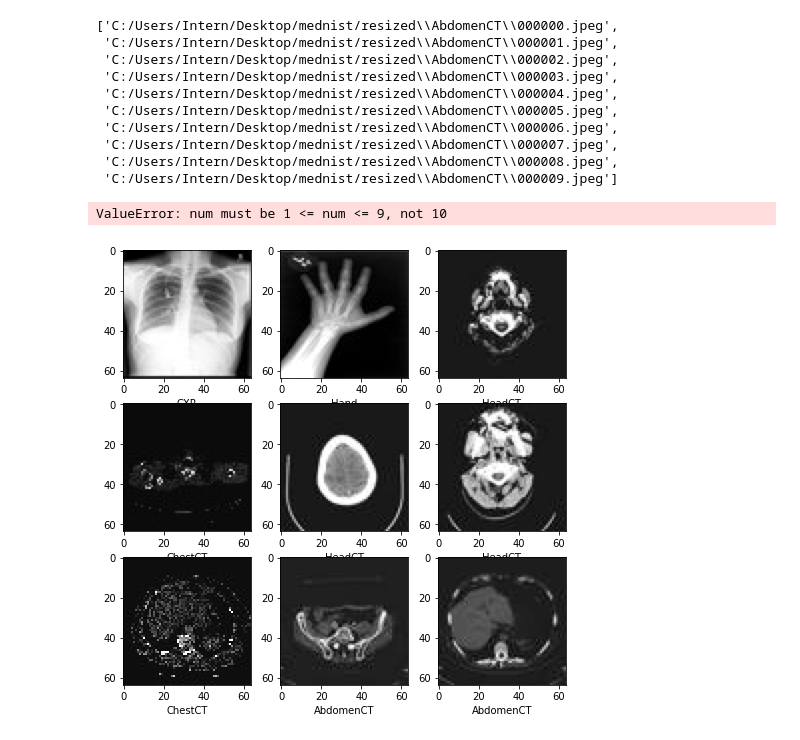
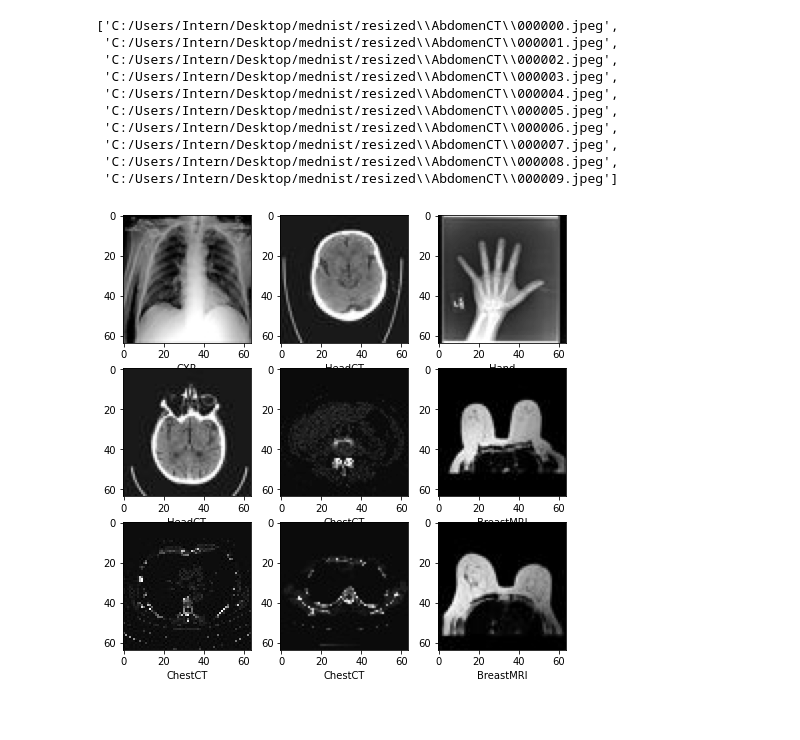
Before and after one commit to higogoc/aistudy, a Jupyter notebook: jupyter_test.ipynb, the cells around one changed output. Saved outputs shown, nothing was run; the diff lists cells and outputs as text; code cells hidden in the pictures.

```diff
--- a/jupyter_test.ipynb
+++ b/jupyter_test.ipynb
@@ -92,5 +86,5 @@ imgfilesList = []
 imgClass =[]
 
 for i in range(numclass):
-    imgfilesList.extend(imageFiles[i])
+    imgfilesList.extend(imgfiles[i])
     imgClass.extend([i]*numEach[i])
@@ -138,14 +123,13 @@ imgfilesList[0:10]
 # %%
 # 데이터 살펴보기
 
 plt.subplots(3,3,figsize=(8,8))
-for i,k in enumerate(np.random.randint(numTotal, size=10)):
+for i,k in enumerate(np.random.randint(numTotal, size=9)):
     im = Image.open(imgfilesList[k])
     arr = np.array(im)
     plt.subplot(3,3, i+1)
     plt.xlabel(classnames[imgClass[k]])
     plt.imshow(arr, cmap ='gray')
 plt.show()
 # %% [output]
-ValueError: num must be 1 <= num <= 9, not 10
-[figure, old version]
+[figure, new version]
```
Also changed, not shown: parts of 4 cells of this notebook.
